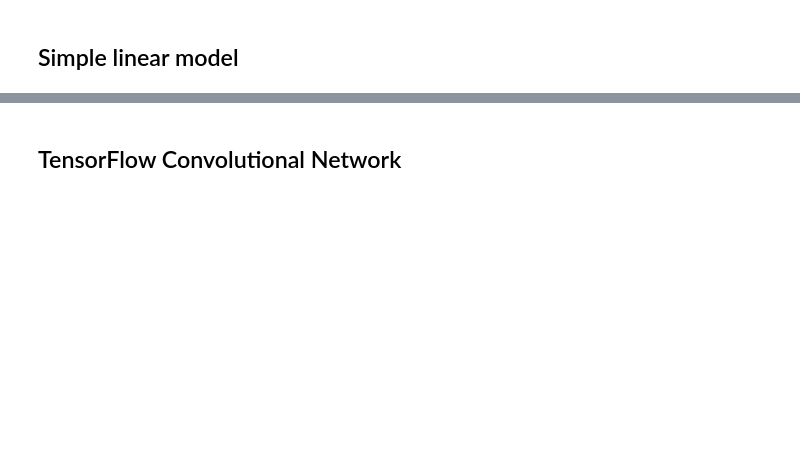
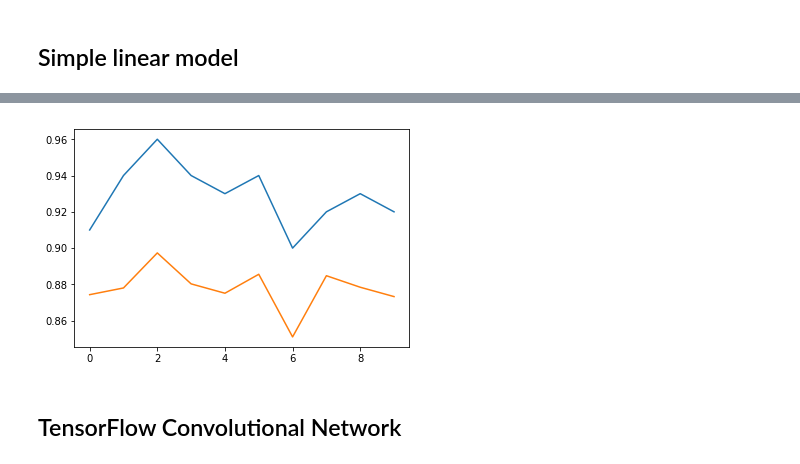
Before and after one commit to chientran95/machine-learning, a Jupyter notebook: mnist/classification.ipynb, the cells around one changed output, grey strips where cells are left out. Cells and saved outputs as stored; diff of their text form; code cells hidden in the pictures; blank space fills up the shorter version.

```diff
--- a/mnist/classification.ipynb
+++ b/mnist/classification.ipynb
@@ -24,10 +14,10 @@ print(os.listdir("../input"))
 # %%
-train_data = pd.read_csv('../input/train.csv')
-# test_data = pd.read_csv('../input/test.csv').values
+train_data = pd.read_csv('train.csv')
+# test_data = pd.read_csv('test.csv').values
 # %%
 y = pd.get_dummies(train_data.label).values
 X = train_data.iloc[:, 1:].values
-train_X, test_X, train_y, test_y = train_test_split(X, y, train_size=0.9, random_state = 0)
-X_tr, X_val, y_tr, y_val = train_test_split(train_X, train_y, train_size=0.8, random_state = 0)
-print(type(X_tr), type(y_tr), type(X_val), type(y_val), type(test_X), type(test_y))
-print(X_tr.shape, y_tr.shape, X_val.shape, y_val.shape, test_X.shape, test_y.shape)
+X_train, X_test, y_train, y_test = train_test_split(X, y, train_size=0.9, random_state = 0)
+X_tr, X_val, y_tr, y_val = train_test_split(X_train, y_train, train_size=0.8, random_state = 0)
+print(type(X_tr), type(y_tr), type(X_val), type(y_val), type(X_test), type(y_test))
+print(X_tr.shape, y_tr.shape, X_val.shape, y_val.shape, X_test.shape, y_test.shape)
@@ -55,7 +56,7 @@ accuracy = tf.reduce_mean(tf.cast(correct_prediction, tf.float32))
 # %%
 epochs = 10
 batch_size = 100
-steps = math.ceil(train_X.shape[0] // batch_size)
+steps = math.ceil(X_tr.shape[0] // batch_size)
 
 train_accs = []
 eval_accs = []
@@ -63,13 +64,13 @@ with tf.Session() as sess:
     sess.run(tf.global_variables_initializer())
     for epoch in range(epochs):
         for step in range(steps):
-            batch_X, batch_y = next_batch(step, batch_size, train_X, train_y)
+            batch_X, batch_y = next_batch(step, batch_size, X_tr, y_tr)
             #if step % 50 == 0:
             #    train_accuracy = accuracy.eval(feed_dict={x_input: batch_X, y_label: batch_y})
             #    print('step %d, training accuracy %g' % (step, train_accuracy))
             train_step.run(feed_dict={x_input: batch_X, y_label: batch_y})
         train_accuracy = accuracy.eval(feed_dict={x_input: batch_X, y_label: batch_y})
-        eval_accuracy = accuracy.eval(feed_dict={x_input: val_X, y_label: val_y})
+        eval_accuracy = accuracy.eval(feed_dict={x_input: X_val, y_label: y_val})
         train_accs.append(train_accuracy)
         eval_accs.append(eval_accuracy)
         print('Epoch: %d - Accuracy: %g' % (epoch, eval_accuracy))
@@ -78,3 +79,4 @@ x = np.array(range(epochs))
 plt.plot(x, train_accs)
 plt.plot(x, eval_accs)
 plt.show()
+# %% [output]
@@ -81,3 +93,4 @@ plt.show()
+[figure, added]
 # %% [markdown]
 ## TensorFlow Convolutional Network
 # %%
```
Also changed, not shown: parts of 7 cells of this notebook.
